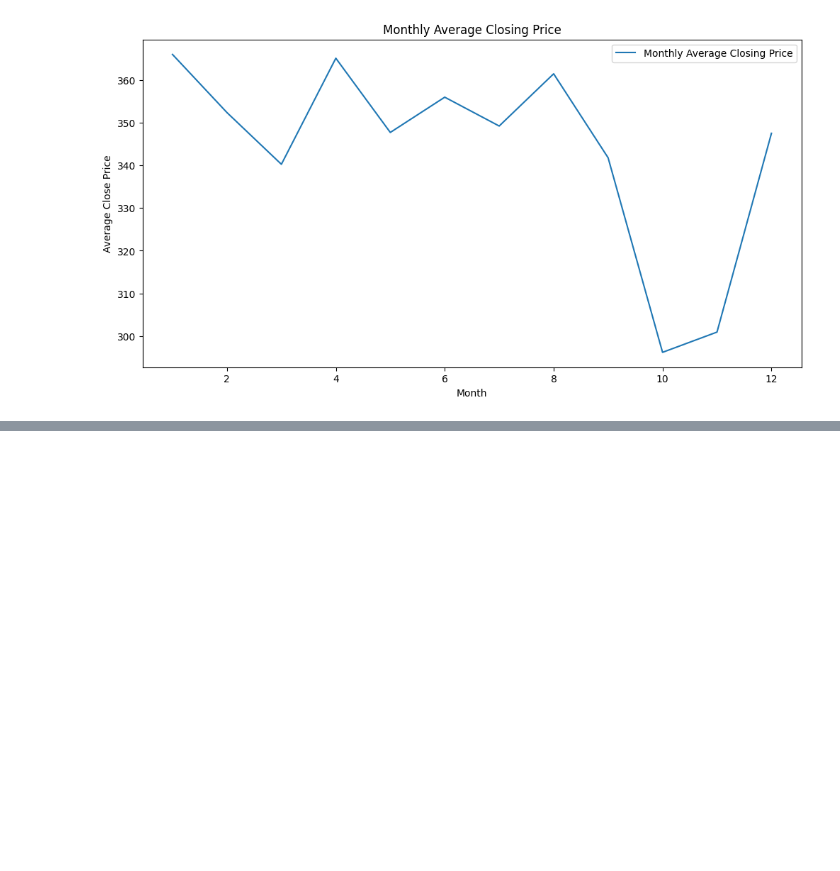
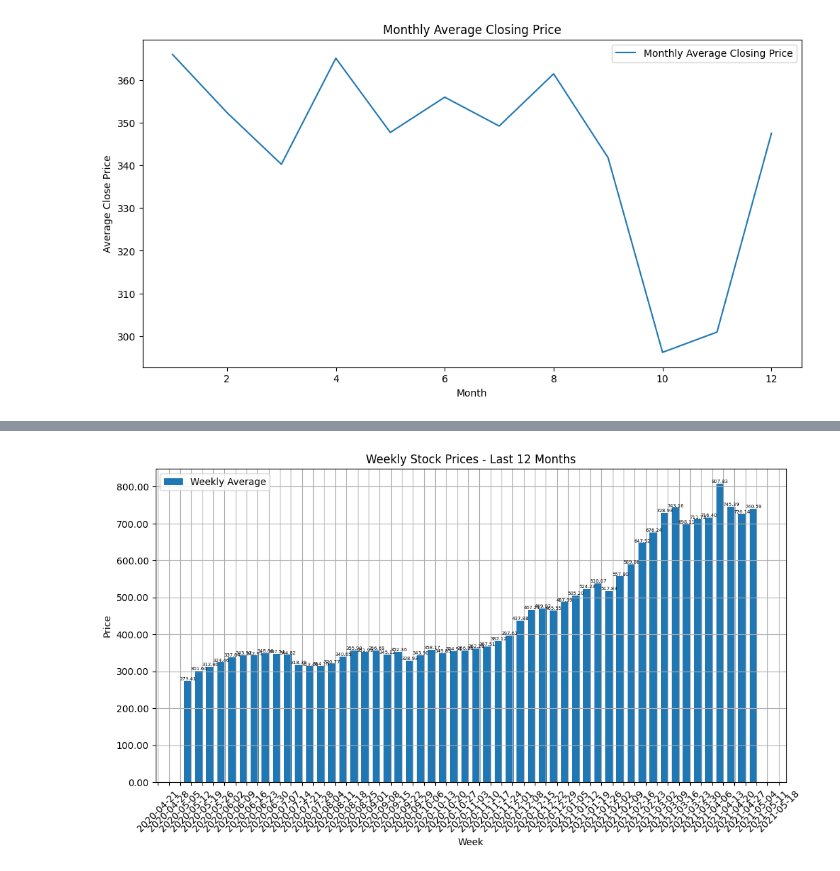
Before and after one commit to championorwhat/StockMarketPredictionTool, a Jupyter notebook: AdaniPortsAnalysis.ipynb, the cells around one changed output, grey strips where cells are left out. Saved outputs shown, nothing was run; the diff lists cells and outputs as text; code cells hidden in the pictures; blank space fills up the shorter version.

```diff
--- a/AdaniPortsAnalysis.ipynb
+++ b/AdaniPortsAnalysis.ipynb
@@ -154,0 +209,42 @@ plt.show()
+# %%
+import matplotlib.pyplot as plt
+import matplotlib.dates as mdates
+import matplotlib.ticker as ticker
+
+# Filter the data for the last 6 months
+df_filtered = df.last('12M')
+
+# Resample the filtered data by week and calculate the mean
+weekly_data = df_filtered['Close'].resample('W').mean()
+
+plt.figure(figsize=(12, 6))
+
+# Create a bar graph
+bars = plt.bar(weekly_data.index, weekly_data, label='Weekly Average', width=5)
+
+# Format the x-axis to show week labels
+plt.gca().xaxis.set_major_locator(mdates.WeekdayLocator())  # Set major ticks to every week
+plt.gca().xaxis.set_major_formatter(mdates.DateFormatter('%Y-%m-%d'))  # Format as 'YYYY-MM-DD'
+
+# Rotate the x-axis labels for better readability
+plt.xticks(rotation=45)
+
+# Make the y-axis labels more precise (2 decimal places)
+plt.gca().yaxis.set_major_formatter(ticker.FuncFormatter(lambda x, _: f'{x:.2f}'))
+
+# Add the exact price on top of each bar with a smaller text size
+for bar in bars:
+    yval = bar.get_height()  # Get the height of each bar (price)
+    plt.text(bar.get_x() + bar.get_width() / 2, yval, f'{yval:.2f}', ha='center', va='bottom', fontsize=5)  # Reduced font size
+
+# Add labels and title
+plt.title('Weekly Stock Prices - Last 12 Months')
+plt.xlabel('Week')
+plt.ylabel('Price')
+plt.legend()
+plt.grid(True)
+
+# Show the plot
+plt.show()
+# %% [output]
+[figure, added]
```
Also changed, not shown: parts of 15 cells of this notebook.
